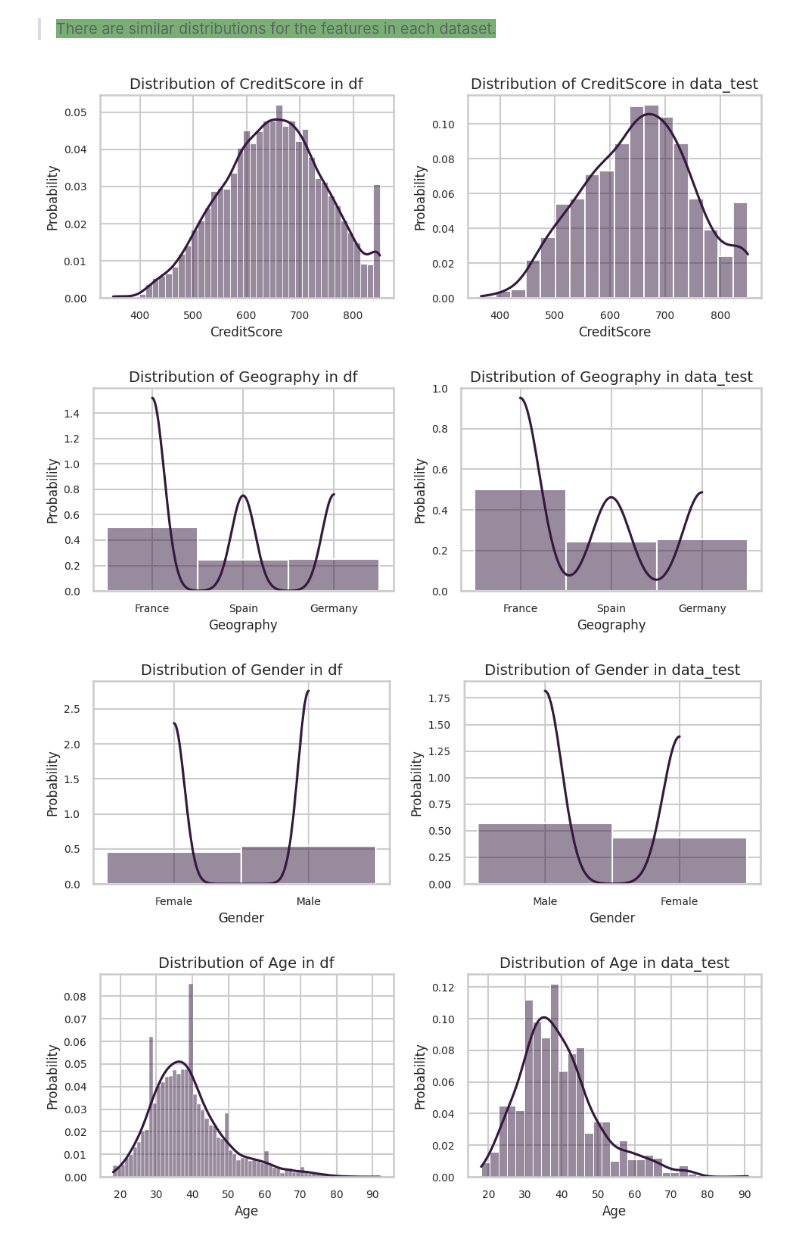
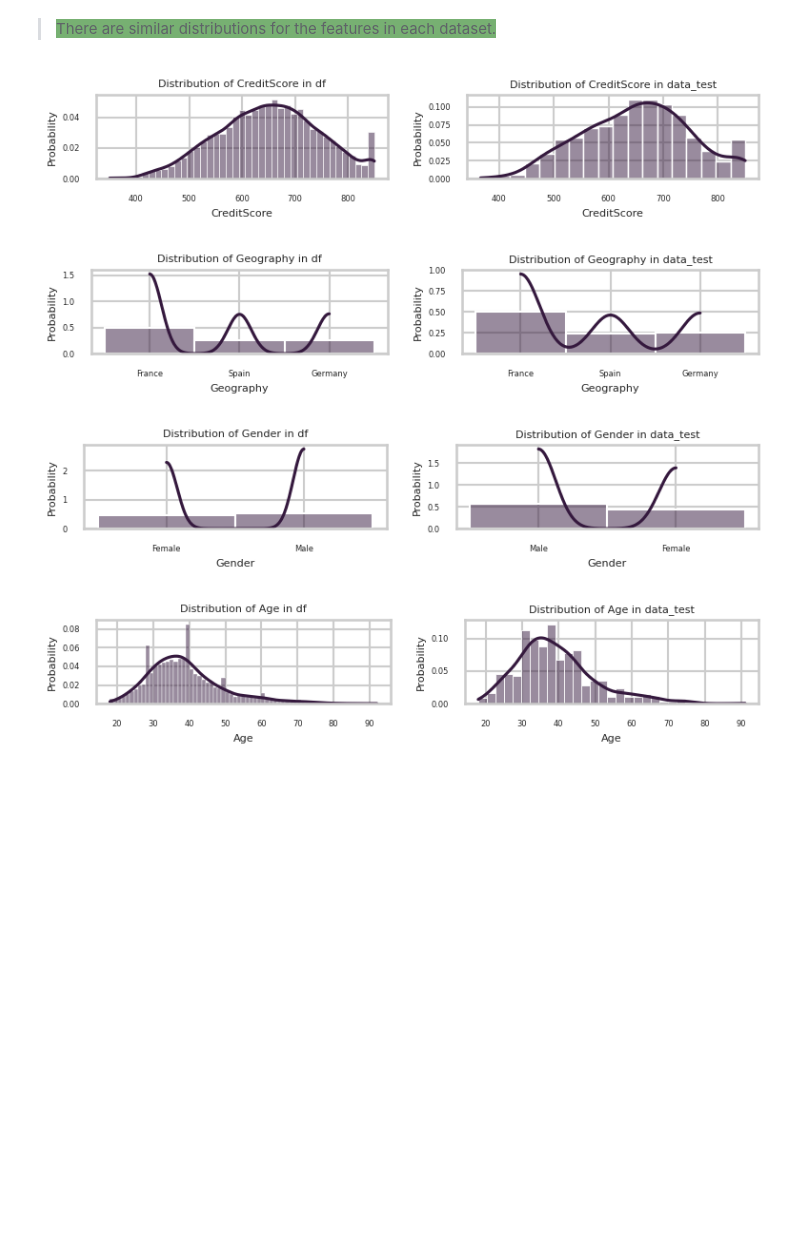
Before and after one commit to laizaparizotto/churn-prediction-kedro, a Jupyter notebook: churn-prediction/notebooks/EDA.ipynb, the cells around one changed output. Saved outputs shown, nothing was run; the diff lists cells and outputs as text; code cells hidden in the pictures; blank space fills up the shorter version.

```diff
--- a/churn-prediction/notebooks/EDA.ipynb
+++ b/churn-prediction/notebooks/EDA.ipynb
@@ -31,6 +31,10 @@ df = pd.read_csv('../data/01_raw/abandono_clientes.csv')
 df_exited = df.loc[df["Exited"]==1]
 df_not_exited = df.loc[df["Exited"]==0]
 
+# Test data
+data_test = pd.read_csv('../data/01_raw/abandono_teste.csv', sep=';')
+
+
 # Display the first few rows of the dataframe
 df.head()
 # %% [output]
@@ -588,24 +547,32 @@ For this specific problem, I will just **compare the distribution of the feature
 # %%
 format_seaborn_plots()
 
 # Exclude 'Exited' from df
 df_features = df.drop(['Exited', 'RowNumber', 'CustomerId', 'Surname'], axis=1).columns
 
 # Plot the distribution of each feature in df and data_test
 for feature in df_features:
-    plt.figure(figsize=(10, 4))
+    #plt.figure(figsize=(6, 2))
+    plt.rcParams["figure.figsize"] = (8, 2)
+    plt.rcParams["axes.titlesize"] = 8
+    plt.rcParams["axes.labelsize"] = 8
+    plt.rcParams["xtick.labelsize"] = 6
+    plt.rcParams["ytick.labelsize"] = 6
+    plt.rcParams["legend.fontsize"] = 8
+
     plt.subplot(1, 2, 1)
     sns.histplot(df[feature], kde=True, stat='probability')
     plt.title(f'Distribution of {feature} in df')
+
 
     plt.subplot(1, 2, 2)
     sns.histplot(data_test[feature], kde=True, stat='probability')
     plt.title(f'Distribution of {feature} in data_test')
 
     plt.tight_layout()
     plt.show()
 # %% [output]
-[figure, old version]
+[figure, new version]
-[figure, old version]
+[figure, new version]
-[figure, old version]
+[figure, new version]
-[figure, old version]
+[figure, new version]
```
Also changed, not shown: parts of 12 cells of this notebook, 3 other files.
